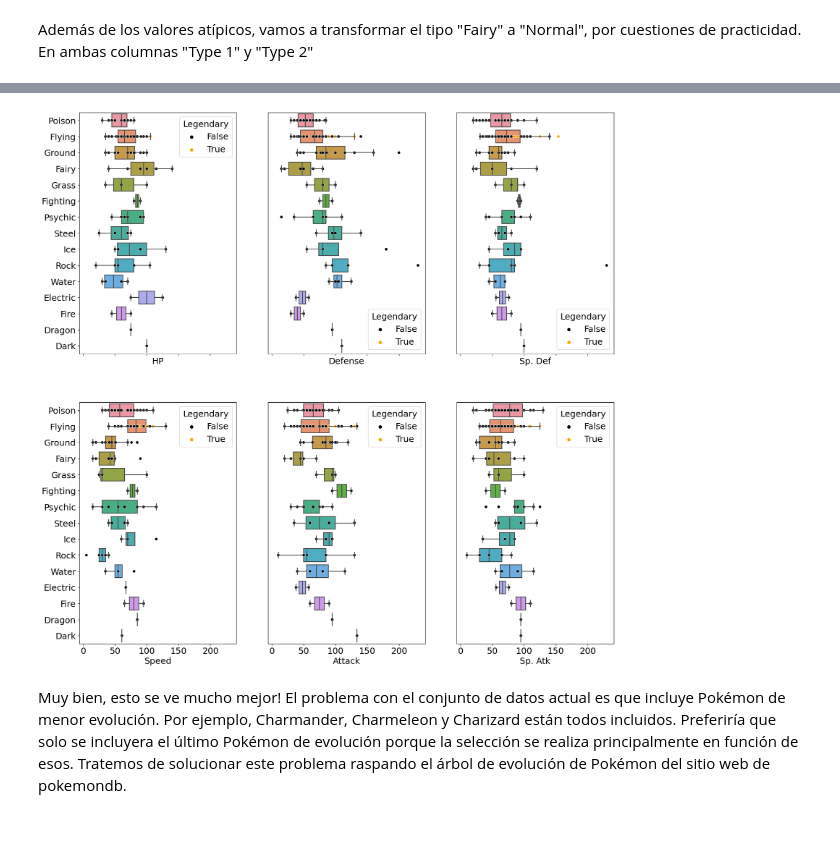
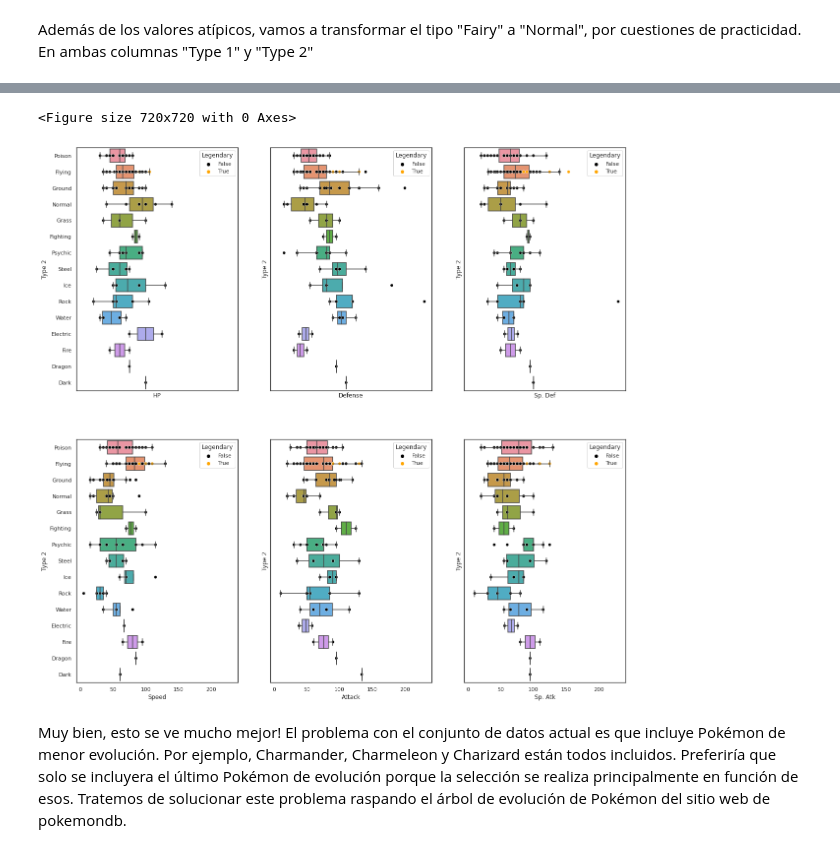
Before and after one commit to SalRmz/DCDP, a Jupyter notebook: 01 Programación en Python/notebooks/exercises/Practica_Final_EDA_WoAns.ipynb, the cells around one changed output, grey strips where cells are left out. Saved outputs shown, nothing was run; the diff lists cells and outputs as text; code cells hidden in the pictures.

```diff
--- a/01 Programación en Python/notebooks/exercises/Practica_Final_EDA_WoAns.ipynb
+++ b/01 Programación en Python/notebooks/exercises/Practica_Final_EDA_WoAns.ipynb
@@ -278,4 +281,5 @@ plt.show()
 Además de los valores atípicos, vamos a transformar el tipo "Fairy" a "Normal", por cuestiones de practicidad. En ambas columnas "Type 1" y "Type 2"
 # %%
 # Cambiar valores en las dos columnas solicitadas
-#<Completa>
+gens1and2.loc[ (gens1and2['Type 1']=='Fairy') | (gens1and2['Type 2']=='Fairy'), ['Type 1','Type 2'] ] = 'Normal'
+gens1and2.loc[ (gens1and2['Type 1']=='Fairy') | (gens1and2['Type 2']=='Fairy') ]
@@ -282,18 +288,23 @@ Además de los valores atípicos, vamos a transformar el tipo "Fairy" a "Normal"
 # %%
 #Completa la función y trata de describir lo que hace
-def attr_per_type(input_df, y_attr, hue_attr):
-    mpl.rcParams["font.size"] = 18
+def attr_per_type(input_df, y_attr, hue_attr,type_number):
+    fig = plt.figure(figsize=(10,10))
+    plt.rcParams["font.size"] = 30
     f, axes = plt.subplots(2, 3, figsize=(20, 20), sharey=True, sharex=True)
-    poke_attributes = #<Completa>
+    poke_attributes = input_df[y_attr]
     counter = 0
     for row in range(2):
         for col in range(3):
-            sns.boxplot(y = #<Completa>, x = #<Completa>[counter], data=#<Completa>, ax=axes[row, col], showfliers=False)
-            sns.scatterplot(y = #<Completa>, x = #<Completa>, data=#<Completa>, ax=axes[row, col], hue = hue_attr, palette=['black', 'orange'])
+            sns.boxplot(y = type_number, x = y_attr[counter], data=input_df, ax=axes[row, col], showfliers=False)
+            sns.scatterplot(y=type_number, x=y_attr[counter], data=input_df, ax=axes[row, col], hue=hue_attr, palette=['black', 'orange'])
 
             counter += 1
-            if (col == 0):
-                axes[row, col].yaxis.label.set_visible(False)
-                continue
-            axes[row, col].yaxis.set_visible(False)
+            #if (col == 0):
+            #    axes[row, col].yaxis.label.set_visible(False)
+            #    continue
+            #axes[row, col].yaxis.set_visible(False)
     return(f, axes)
+
+# Manda a llamar la funcion con el dataframe correspondiente y las columnas tipos y legendario
+(f, axes) = attr_per_type(gens1and2, ['HP','Defense','Sp. Def','Speed','Attack','Sp. Atk'], 'Legendary','Type 1')
+plt.show()
@@ -306,7 +314,9 @@ plt.show()
 # %%
-#<Completa>
+(f, axes) = attr_per_type(gens1and2, ['HP','Defense','Sp. Def','Speed','Attack','Sp. Atk'], 'Legendary','Type 2')
+plt.show()
 # %% [output]
+<Figure size 720x720 with 0 Axes>
-[figure, old version]
+[figure, new version]
 # %% [markdown]
 Muy bien, esto se ve mucho mejor! El problema con el conjunto de datos actual es que incluye Pokémon de menor evolución. Por ejemplo, Charmander, Charmeleon y Charizard están todos incluidos. Preferiría que solo se incluyera el último Pokémon de evolución porque la selección se realiza principalmente en función de esos. Tratemos de solucionar este problema raspando el árbol de evolución de Pokémon del sitio web de pokemondb.
 # %% [markdown]
```
Also changed, not shown: parts of 19 cells of this notebook.
